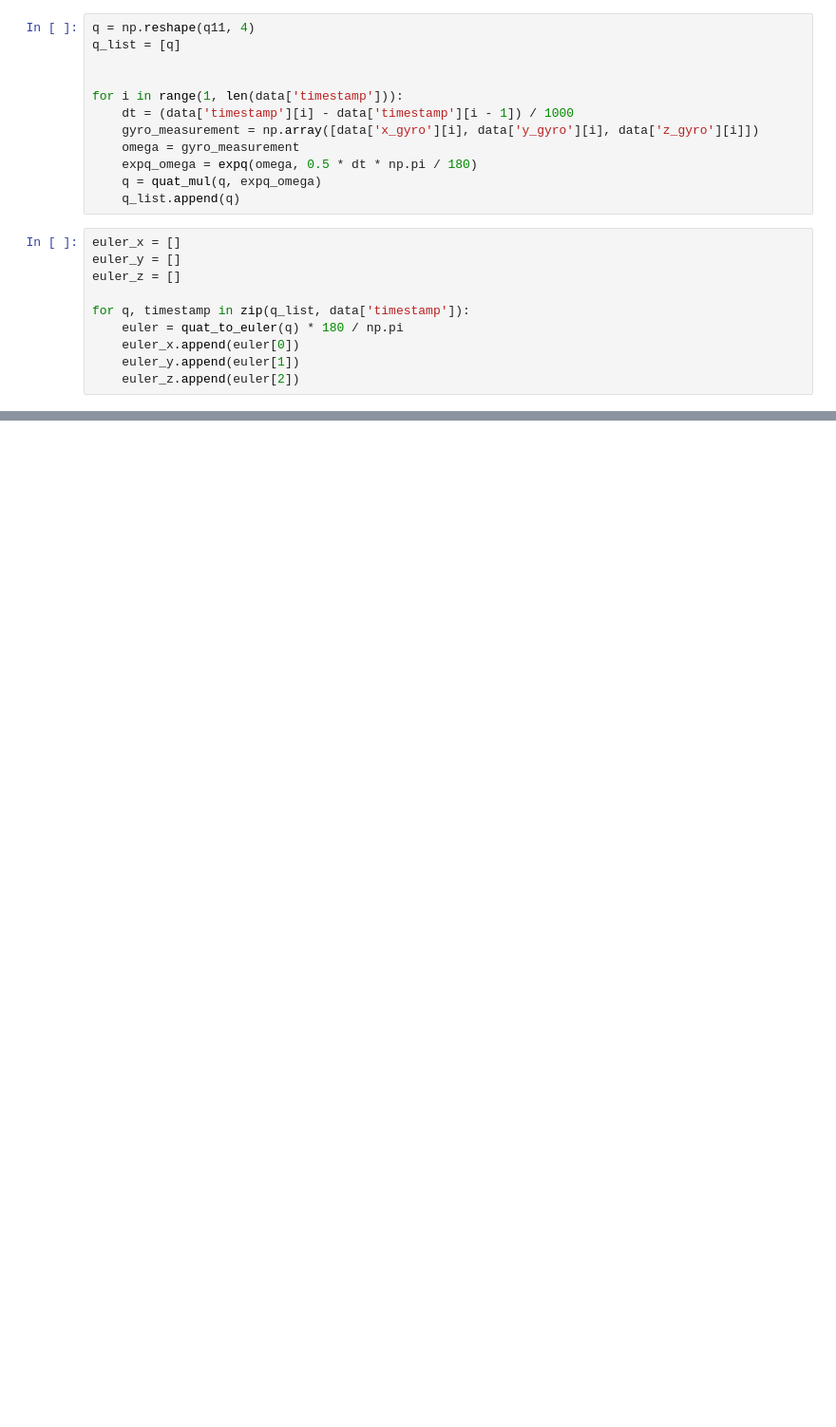
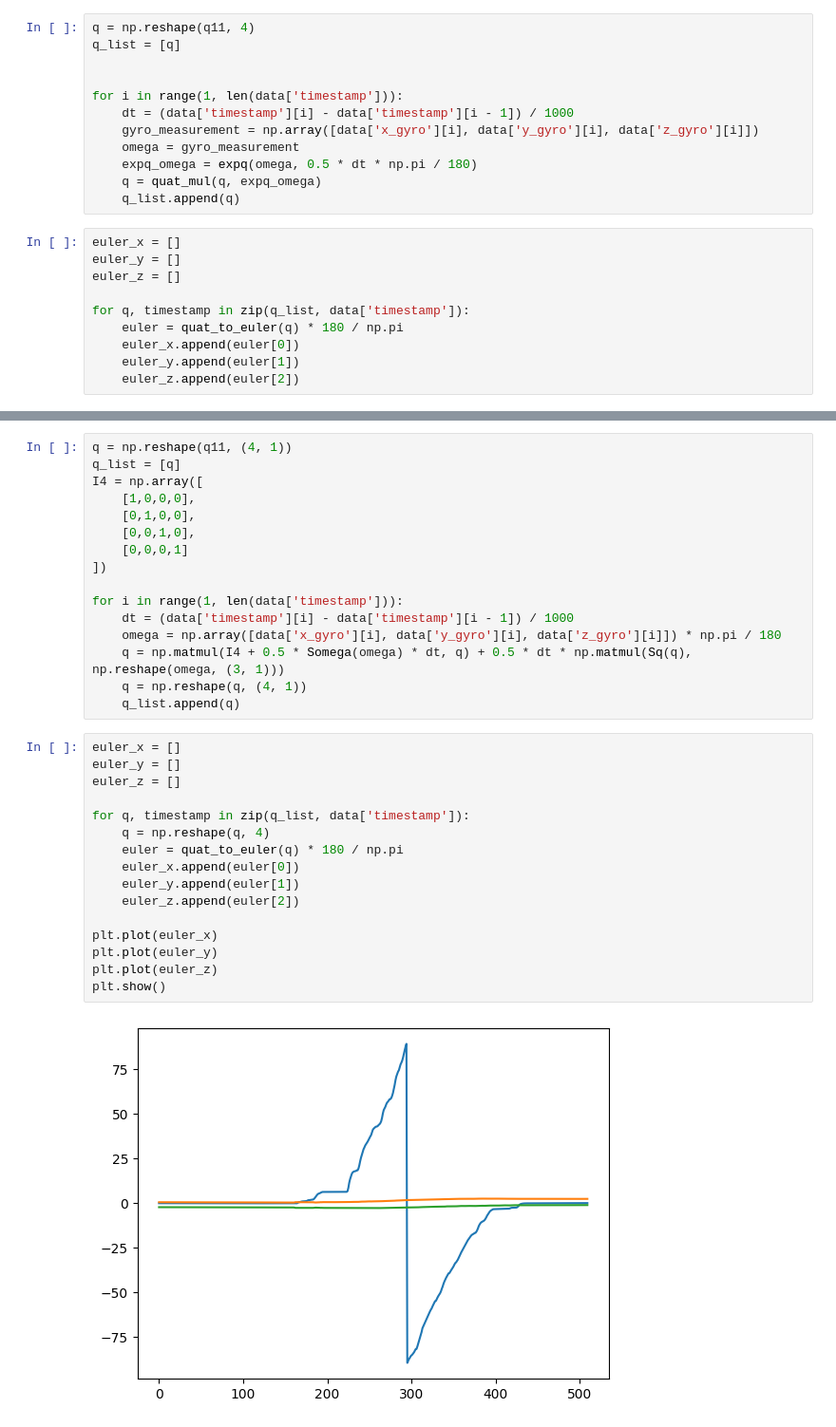
Before and after one commit to jrspan/dobbelsteenbep, a Jupyter notebook: Project files/zonder kalman (werkt).ipynb, the cells around one changed output, grey strips where cells are left out. Shown at 95% size. Drawn from its saved outputs; the diff is of its cells as text; blank space fills up the shorter version.

```diff
--- a/Project files/zonder kalman (werkt).ipynb
+++ b/Project files/zonder kalman (werkt).ipynb
@@ -91,0 +110,34 @@ plt.plot(euler_z)
+# %%
+q = np.reshape(q11, (4, 1))
+q_list = [q]
+I4 = np.array([
+    [1,0,0,0],
+    [0,1,0,0],
+    [0,0,1,0],
+    [0,0,0,1]
+])
+
+for i in range(1, len(data['timestamp'])):
+    dt = (data['timestamp'][i] - data['timestamp'][i - 1]) / 1000
+    omega = np.array([data['x_gyro'][i], data['y_gyro'][i], data['z_gyro'][i]]) * np.pi / 180
+    q = np.matmul(I4 + 0.5 * Somega(omega) * dt, q) + 0.5 * dt * np.matmul(Sq(q), np.reshape(omega, (3, 1)))
+    q = np.reshape(q, (4, 1))
+    q_list.append(q)
+# %%
+euler_x = []
+euler_y = []
+euler_z = []
+
+for q, timestamp in zip(q_list, data['timestamp']):
+    q = np.reshape(q, 4)
+    euler = quat_to_euler(q) * 180 / np.pi
+    euler_x.append(euler[0])
+    euler_y.append(euler[1])
+    euler_z.append(euler[2])
+
+plt.plot(euler_x)
+plt.plot(euler_y)
+plt.plot(euler_z)
+plt.show()
+# %% [output]
+[figure, added]
```
Also changed, not shown: parts of 8 cells of this notebook, 4 other files.
